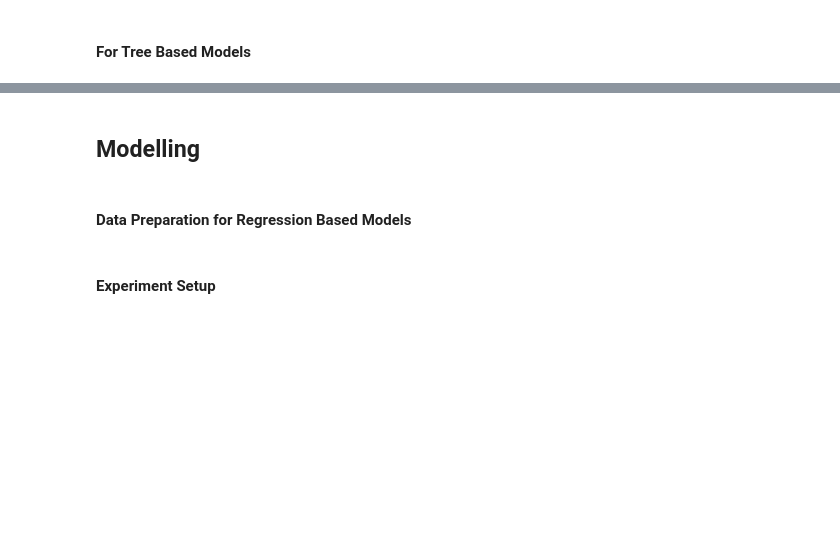
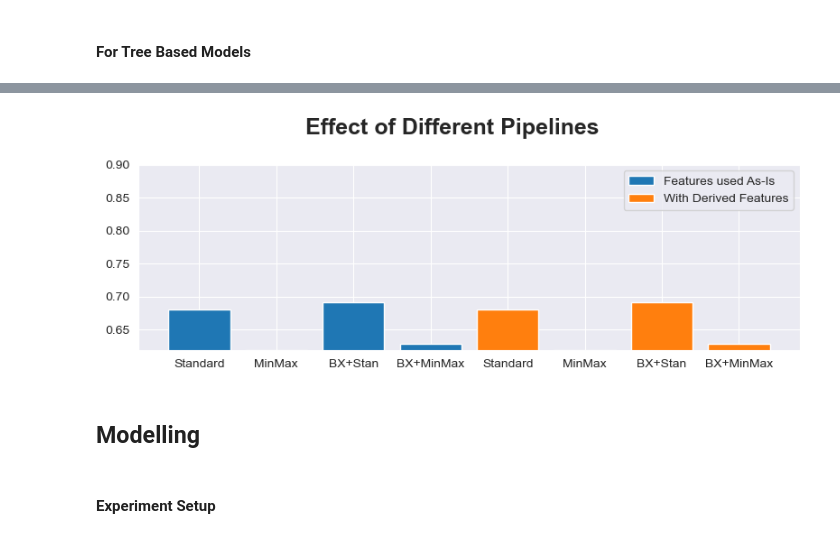
Before and after one commit to SHREYA-1103/Obesity-risk-analysis, a Jupyter notebook: ml_model_analysis.ipynb, the cells around one changed output, grey strips where cells are left out. Cells and saved outputs as stored; diff of their text form; code cells hidden in the pictures; blank space fills up the shorter version.

```diff
--- a/ml_model_analysis.ipynb
+++ b/ml_model_analysis.ipynb
@@ -779,4 +867,21 @@ conclude_plot("Effect of Different Pipelines")
+# %%
+_ds_targets = pop_ordinal_encode(ds_source['WeightCategory'])[1].to_numpy()
+_scores = []
+
+for pipeline in [probability_pipeline, probability_pipeline]:
+    for args, ds_sample in apply_pipeline(ds_source, pipeline):
+        model = skl.naive_bayes.GaussianNB(var_smoothing=0.01)
+        model.fit(ds_sample, _ds_targets)
+        _scores.append(model.score(ds_sample, _ds_targets))
+
+plt.figure(figsize=wid_fig)
+plt.bar(range(4), _scores[:4], label='Features used As-Is')
+plt.bar(range(4, 8), _scores[4:], label='With Derived Features')
+plt.xticks(range(len(_scores)), ['Standard', 'MinMax', 'BX+Stan', 'BX+MinMax'] * 2)
+plt.ylim(min(0.8, np.min(_scores)), max(0.9, np.max(_scores)))
+plt.legend()
+conclude_plot("Effect of Different Pipelines")
+# %% [output]
+[figure, added]
 # %% [markdown]
 ## Modelling
-# %% [markdown]
-#### Data Preparation for Regression Based Models
```
Also changed, not shown: parts of 58 cells of this notebook, 13 other files.
